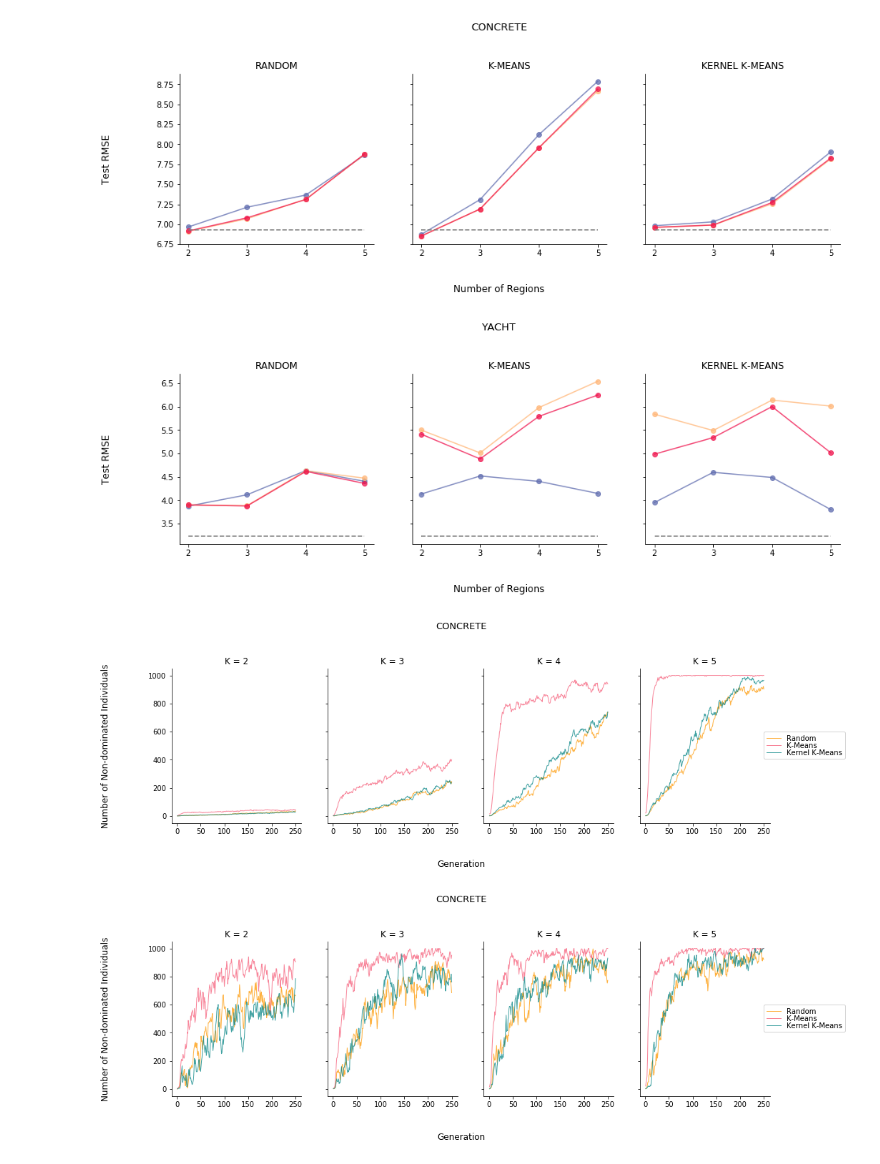
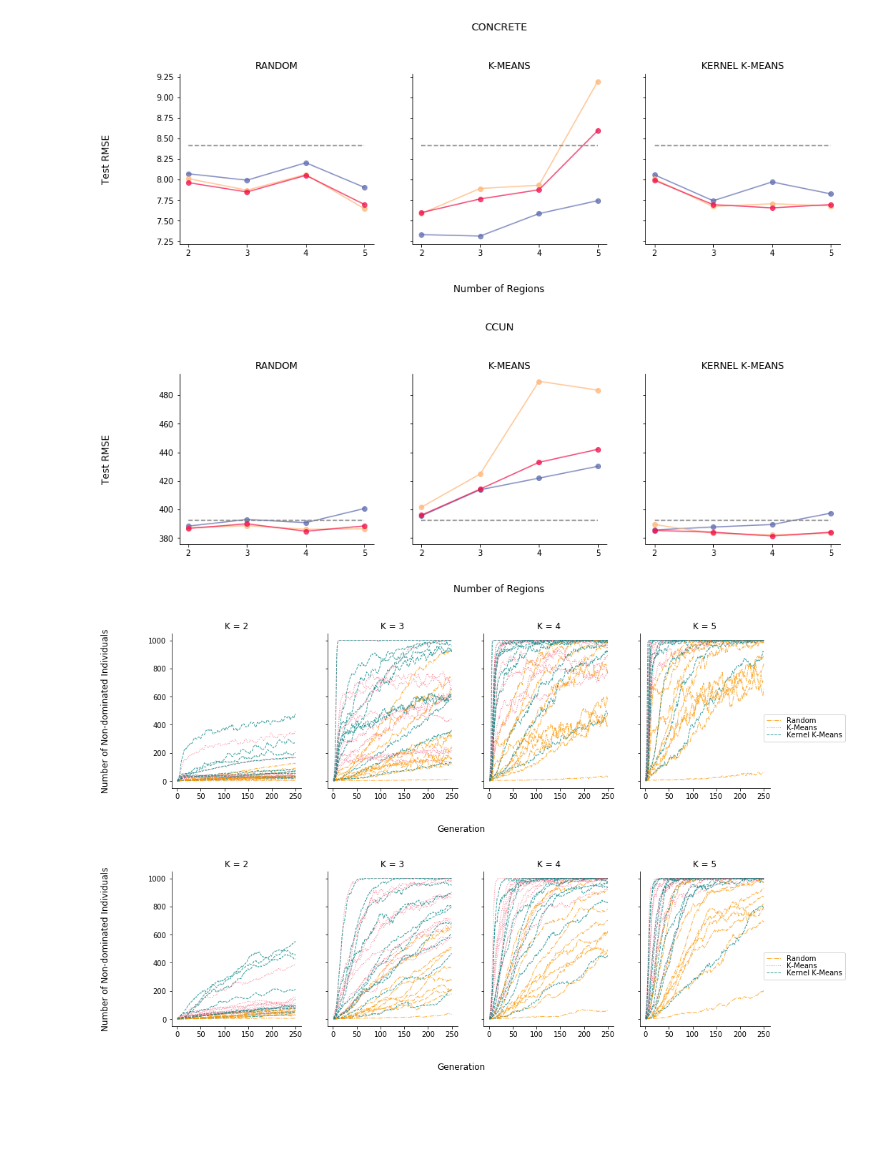
Before and after one commit to casadei/gsgp-gd, a Jupyter notebook: reports/journal - charts.ipynb, the cells around one changed output. Cells and saved outputs as stored; diff of their text form; code cells hidden in the pictures; blank space fills up the shorter version.

```diff
--- a/reports/journal - charts.ipynb
+++ b/reports/journal - charts.ipynb
@@ -6,13 +6,13 @@ BASE_PATH = "/Volumes/externo/gsgp-mo/results/"
 OUTPUT_PATH = "/Volumes/externo/assets"
 STRATEGIES = ['random', 'kmeans', 'kernel']
 STRATEGIES_TITLES = ['Random', 'K-Means', 'Kernel K-Means']
+STRATEGIES_STYLES = ['-.', ':', '--']
 K = range(2, 6)
 #COLORS = ["#3F5D7D", "green", "orange"]
 COLORS = ["#5F6CAF", "#FFB677", "#F0134D"]
 STRATEGY_COLORS = ["#FE9801", "#F65C78", "#018383"]
 DATASETS = ['bioavailability', 'ccn', 'ccun', 'concrete', 'energyCooling', 'energyHeating',
-            'keijzer-7', 'parkinsons', 'towerData', 'vladislavleva-1', 'wineRed', 'wineWhite',
-            'yacht']
+            'parkinsons', 'towerData', 'wineRed', 'wineWhite']
 
 def plot(dataset, benchmark, y_values, y_errors):
     f, ax = plt.subplots(1,3, sharey=True, figsize=(15,5))
@@ -83,9 +83,9 @@ def plot_dataset_rmse(evol, dataset):
         for k in K:
             directory = "%s/%s/%s/%s/output-%s" % (BASE_PATH, evol, strategy, k, dataset)
             predicted = [
-                np.loadtxt("%s/ensemble_stacking_fitness.csv" % (directory), delimiter=',', unpack=True)[-1],
-                np.loadtxt("%s/ensemble_unweighted_fitness.csv" % (directory), delimiter=',', unpack=True)[-1],
-                np.loadtxt("%s/ensemble_weighted_fitness.csv" % (directory), delimiter=',', unpack=True)[-1]
+                np.loadtxt("%s/test_ensemble_stacking_fitness.csv" % (directory), delimiter=',', unpack=True)[-1],
+                np.loadtxt("%s/test_ensemble_unweighted_fitness.csv" % (directory), delimiter=',', unpack=True)[-1],
+                np.loadtxt("%s/test_ensemble_weighted_fitness.csv" % (directory), delimiter=',', unpack=True)[-1]
             ]
 
             for i in range(len(predicted)):
@@ -97,15 +97,15 @@ def plot_dataset_rmse(evol, dataset):
 
     return plot(dataset, benchmarks, np.array(y_values), np.array(y_errors))
 
-plot_dataset_rmse("gsgp", "concrete")
+plot_dataset_rmse("gp", "concrete")
 plt.show()
 # %% [output]
-[figure, old version]
+[figure, new version]
 # %%
-plot_dataset_rmse("gp", "yacht")
+plot_dataset_rmse("gp", "ccun")
 plt.show()
 # %% [output]
-[figure, old version]
+[figure, new version]
 # %%
 def load_non_dominated_over_gen(evol, dataset, strategy, k):
     non_dominated_over_gen = []
@@ -136,37 +136,77 @@ def plot_non_dominated_over_gen(evol, dataset):
         ax[i].spines["top"].set_visible(False)
         ax[i].spines["right"].set_visible(False)
         ax[i].get_yaxis().tick_left()
         ax[i].get_xaxis().tick_bottom()
         # Limit the range of the plot to only where the data is.
         # Avoid unnecessary whitespace.
         # plt.ylim(63, 85)
 
         # Make sure your axis ticks are large enough to be easily read.
         # You don't want your viewers squinting to read your plot.
         #plt.yticks(range(65, 86, 5), fontsize=14)
 
 
             # Use matplotlib's fill_between() call to create error bars.
             # Use the dark blue "#3F5D7D" as a nice fill color.
 
 
             # Plot the means as a white line in between the error bars.
             # White stands out best against the dark blue.
             #plt.scatter(K, y, color="#3F5D7D", lw=2, marker=MARKERS[i], alpha=0.5)
         for j, strategy in enumerate(STRATEGIES):
             y, err = load_non_dominated_over_gen(evol, dataset, strategy, k)
             ax[i].plot(x,y, color=STRATEGY_COLORS[j], alpha=0.75, label=STRATEGIES_TITLES[j], lw=1)
             #ax[i].fill_between(x, y - err, y + err, color=COLORS[j], alpha=0.75)
     h, l = ax[0].get_legend_handles_labels()
     f.legend(h, l, loc='center right', ncol=1, labelspacing=0. )
 
+def plot_all_non_dominated_over_gen(evol):
+    f, ax = plt.subplots(1,4, sharey=True, sharex=True, figsize=(15,5))
+    f.subplots_adjust(top=0.8, bottom=0.2)
+    f.text(0.5, 0.04, 'Generation', va='center', ha='center', fontsize=12)
+    f.text(0.04, 0.5, 'Number of Non-dominated Individuals', va='center', ha='center', rotation='vertical', fontsize=12)
 
-plot_non_dominated_over_gen("gsgp", "concrete")
-plot_non_dominated_over_gen("gp", "concrete")
+    x = range(1,251)
+    for i, k in enumerate(K):
+        # Remove the plot frame lines. They are unnecessary chartjunk.
+
+        ax[i].set_title("K = %s" % k, {"fontsize": 12})
+        ax[i].spines["top"].set_visible(False)
+        ax[i].spines["right"].set_visible(False)
+        ax[i].get_yaxis().tick_left()
+        ax[i].get_xaxis().tick_bottom()
+        # Limit the range of the plot to only where the data is.
+        # Avoid unnecessary whitespace.
+        # plt.ylim(63, 85)
+
+        # Make sure your axis ticks are large enough to be easily read.
+        # You don't want your viewers squinting to read your plot.
+        #plt.yticks(range(65, 86, 5), fontsize=14)
+
+
+            # Use matplotlib's fill_between() call to create error bars.
+            # Use the dark blue "#3F5D7D" as a nice fill color.
+
+
+            # Plot the means as a white line in between the error bars.
+            # White stands out best against the dark blue.
+            #plt.scatter(K, y, color="#3F5D7D", lw=2, marker=MARKERS[i], alpha=0.5)
+        for dataset in DATASETS:
+            for j, strategy in enumerate(STRATEGIES):
+                y, err = load_non_dominated_over_gen(evol, dataset, strategy, k)
+                ax[i].plot(x,y, color=STRATEGY_COLORS[j], alpha=0.75, label=STRATEGIES_TITLES[j], ls=STRATEGIES_STYLES[j], lw=1)
+                #ax[i].fill_between(x, y - err, y + err, color=COLORS[j], alpha=0.75)
+    h, l = ax[0].get_legend_handles_labels()
+    f.legend(h, l, loc='center right', ncol=1, labelspacing=0. )
+    return f
+
+
+f = plot_all_non_dominated_over_gen("gsgp")
+f.savefig("%s/gp_non_dominated_over_gen.pdf" % (OUTPUT_PATH), bbox_inches='tight', pad_inches=0.5)
 plt.show()
 # %% [output]
-[figure, old version]
+[figure, new version]
-[figure, old version]
+[figure, new version]
 # %%
 from mpl_toolkits.mplot3d import Axes3D
 
```
Also changed, not shown: parts of 5 cells of this notebook, 6 other files.
